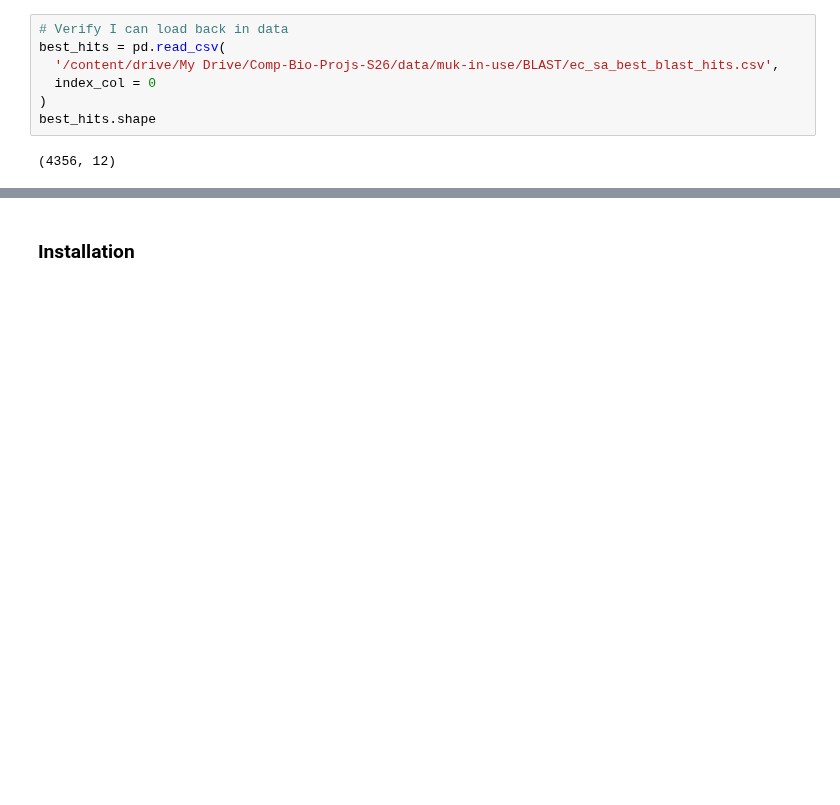
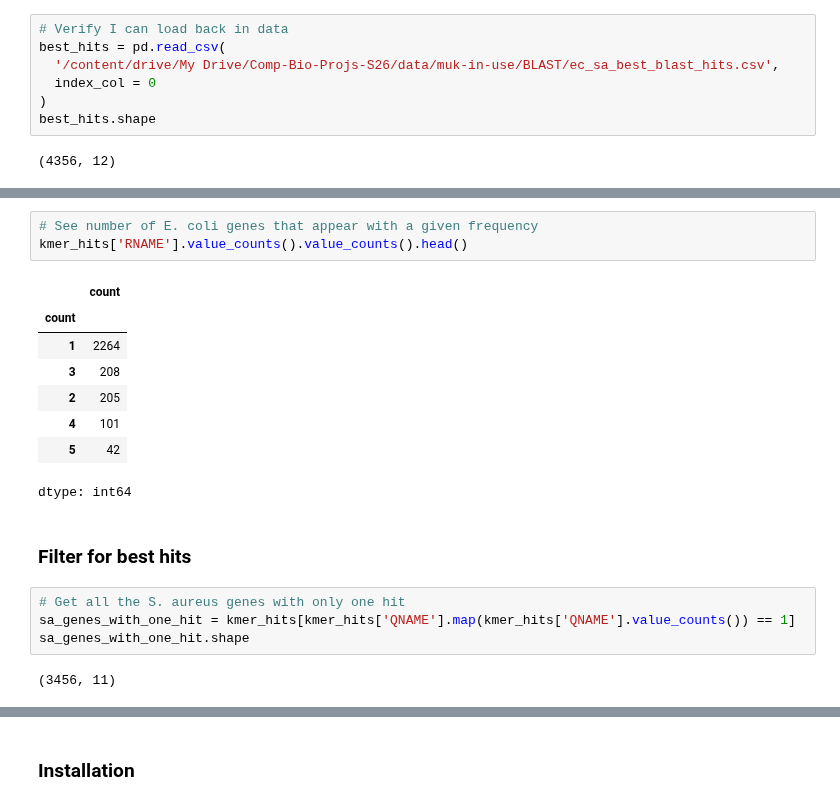
Before and after one commit to georgiadoing/seqADAGE, a Jupyter notebook: Py/muk_transfer_learning/genomic_mapping/Mukundan_sA_ec_pg_mapping.ipynb, the cells around one changed output, grey strips where cells are left out. Saved outputs shown, nothing was run; the diff lists cells and outputs as text; blank space fills up the shorter version.

```diff
--- a/Py/muk_transfer_learning/genomic_mapping/Mukundan_sA_ec_pg_mapping.ipynb
+++ b/Py/muk_transfer_learning/genomic_mapping/Mukundan_sA_ec_pg_mapping.ipynb
@@ -329,0 +437,20 @@ print(list(kmers)[:10])
+# %%
+# See number of E. coli genes that appear with a given frequency
+kmer_hits['RNAME'].value_counts().value_counts().head()
+# %% [output]
+|  | count |
+| count |  |
+| 1 | 2264 |
+| 3 | 208 |
+| 2 | 205 |
+| 4 | 101 |
+| 5 | 42 |
+dtype: int64
+# %% [markdown]
+### Filter for best hits
+# %%
+# Get all the S. aureus genes with only one hit
+sa_genes_with_one_hit = kmer_hits[kmer_hits['QNAME'].map(kmer_hits['QNAME'].value_counts()) == 1]
+sa_genes_with_one_hit.shape
+# %% [output]
+(3456, 11)
```
Also changed, not shown: parts of 31 cells of this notebook.
